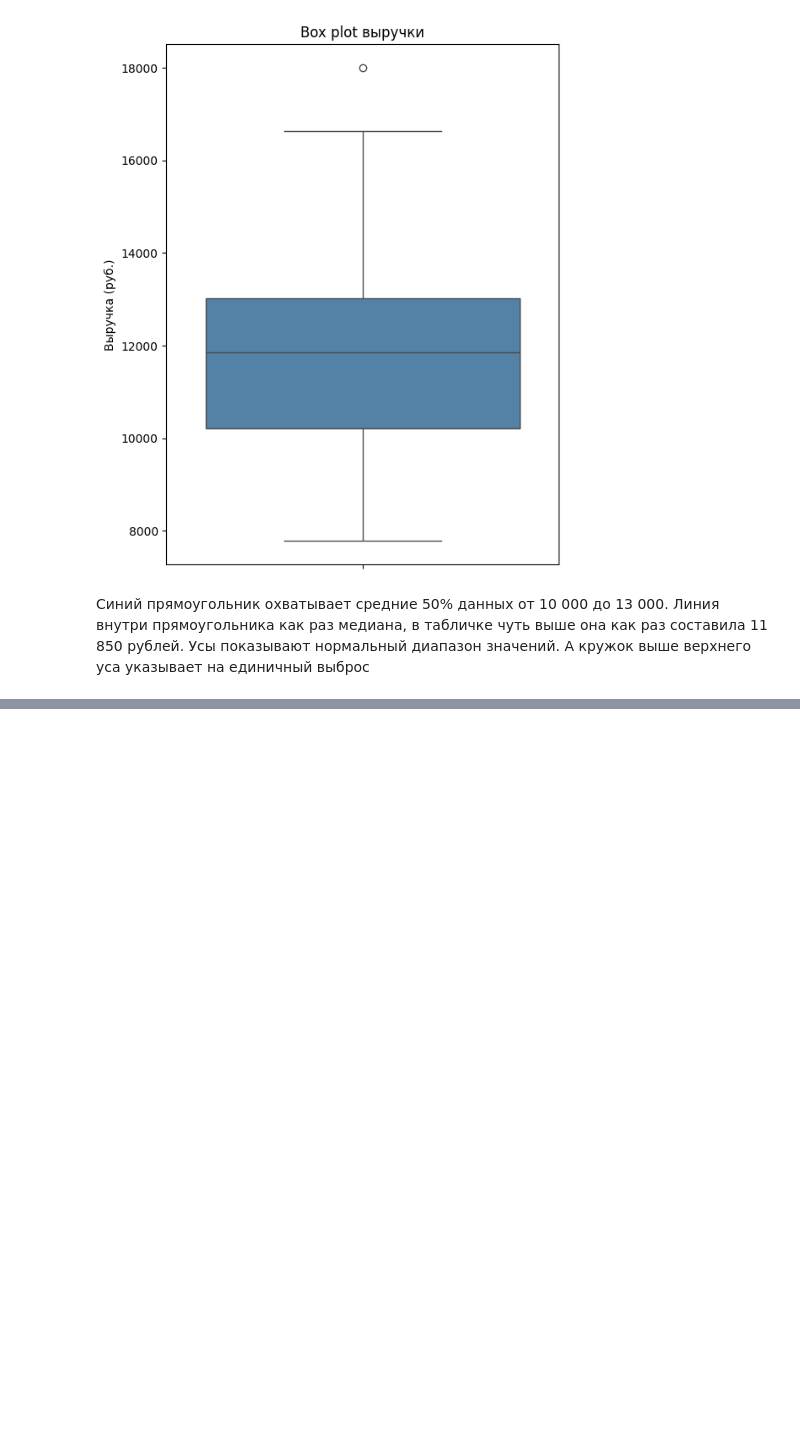
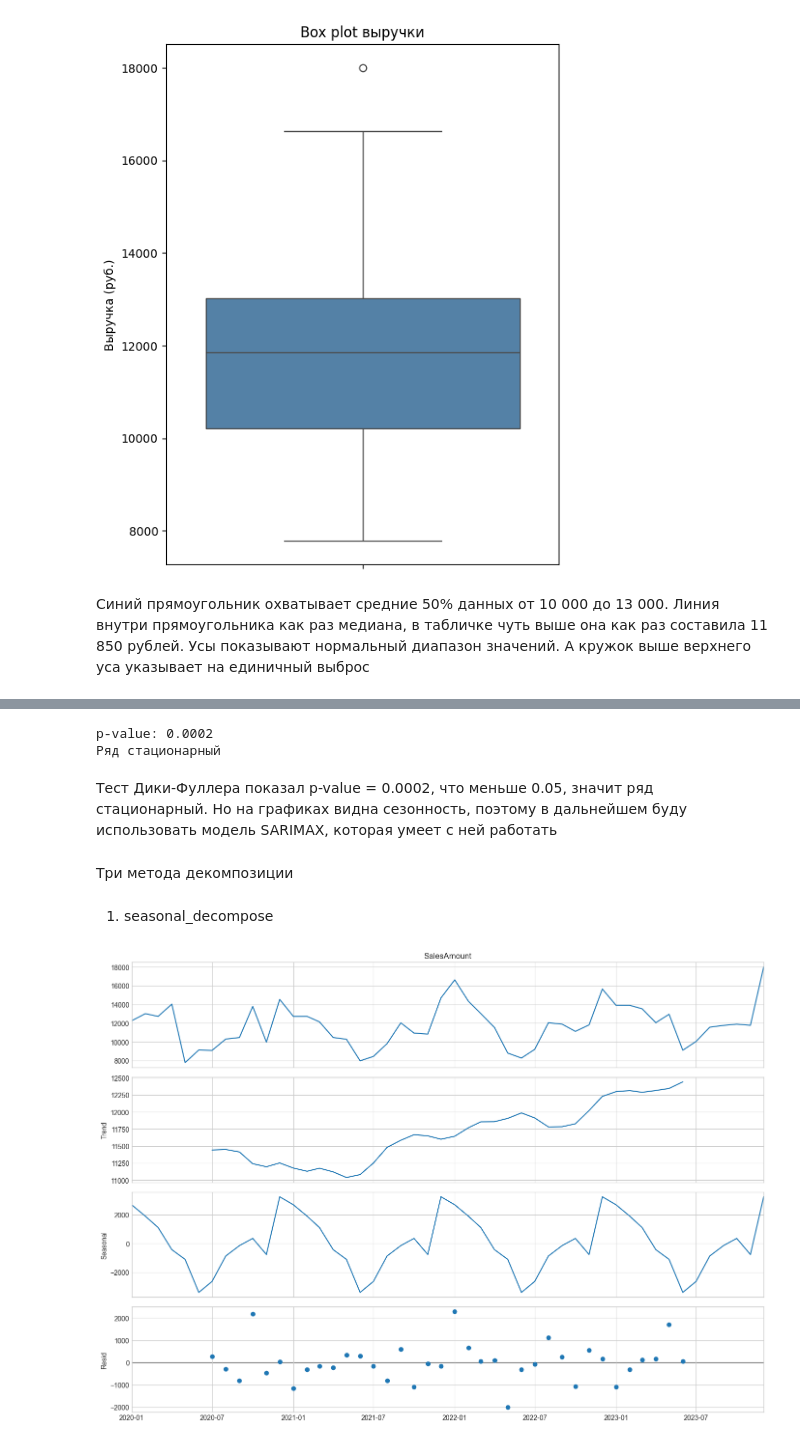
Before and after one commit to gureeva07/predictive_analytics_lab1, a Jupyter notebook: lab1.ipynb, the cells around one changed output, grey strips where cells are left out. Cells and saved outputs as stored; diff of their text form; code cells hidden in the pictures; blank space fills up the shorter version.

```diff
--- a/lab1.ipynb
+++ b/lab1.ipynb
@@ -111,0 +144,30 @@ plt.show()
+# %%
+from statsmodels.tsa.stattools import adfuller
+
+result = adfuller(df['SalesAmount'], autolag='AIC')
+print(f'p-value: {result[1]:.4f}')
+
+if result[1] < 0.05:
+    print('Ряд стационарный')
+else:
+    print('Ряд нестационарный')
+# %% [output]
+p-value: 0.0002
+Ряд стационарный
+# %% [markdown]
+Тест Дики-Фуллера показал p-value = 0.0002, что меньше 0.05, значит ряд стационарный. Но на графиках видна сезонность, поэтому в дальнейшем буду использовать модель SARIMAX, которая умеет с ней работать
+# %% [markdown]
+Три метода декомпозиции
+# %% [markdown]
+1. seasonal_decompose
+# %%
+from statsmodels.tsa.seasonal import seasonal_decompose
+from pylab import rcParams
+
+rcParams['figure.figsize'] = 14, 10
+
+decompose = seasonal_decompose(df['SalesAmount'], model='additive', period=12)
+decompose.plot()
+plt.show()
+# %% [output]
+[figure, added]
```
Also changed, not shown: parts of 10 cells of this notebook.
